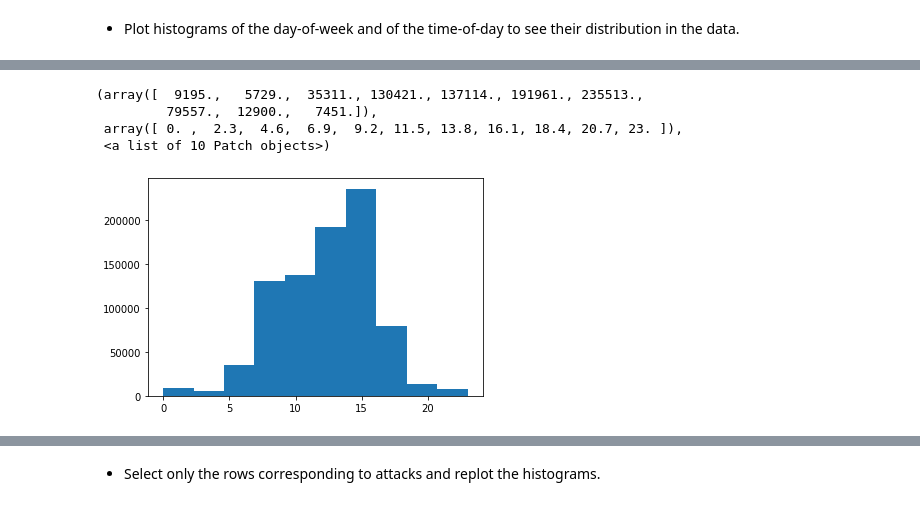
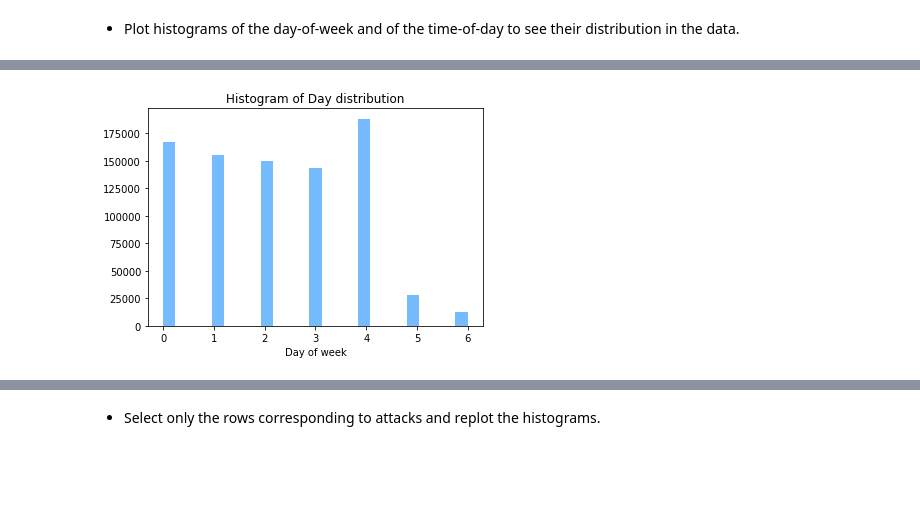
Before and after one commit to minellogiacomo/Artificial-Intelligence-for-Security, a Jupyter notebook: AI4S1.ipynb, the cells around one changed output, grey strips where cells are left out. Drawn from its saved outputs; the diff is of its cells as text; code cells hidden in the pictures; blank space fills up the shorter version.

```diff
--- a/AI4S1.ipynb
+++ b/AI4S1.ipynb
@@ -214,9 +180,7 @@ plt.hist(df['Day of week'].values)
-# %%
-#TO DO: add labels
-plt.hist(df['Time of day'].values)
-# %% [output]
-(array([  9195.,   5729.,  35311., 130421., 137114., 191961., 235513.,
-         79557.,  12900.,   7451.]),
- array([ 0. ,  2.3,  4.6,  6.9,  9.2, 11.5, 13.8, 16.1, 18.4, 20.7, 23. ]),
- <a list of 10 Patch objects>)
-[figure, removed]
+# %%
+plt.title('Histogram of Day distribution')
+plt.xlabel('Day of week')
+plt.hist(df['Day of week'].values, color='xkcd:sky blue', bins=25)
+plt.show()
+# %% [output]
+[figure, added]
```
Also changed, not shown: parts of 43 cells of this notebook.
